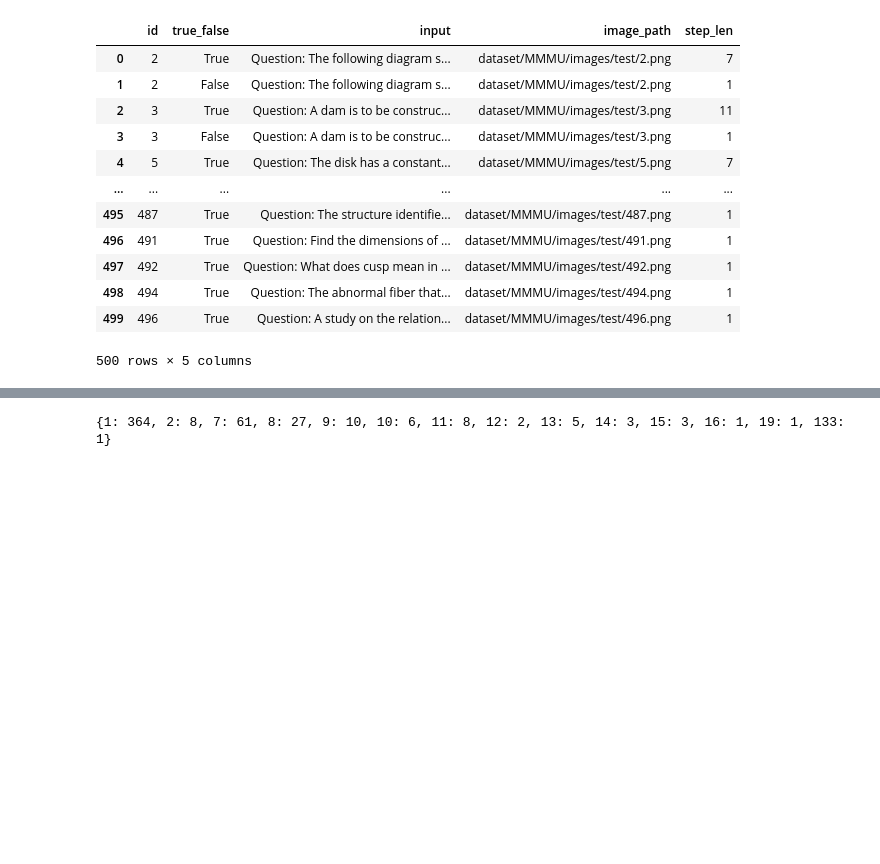
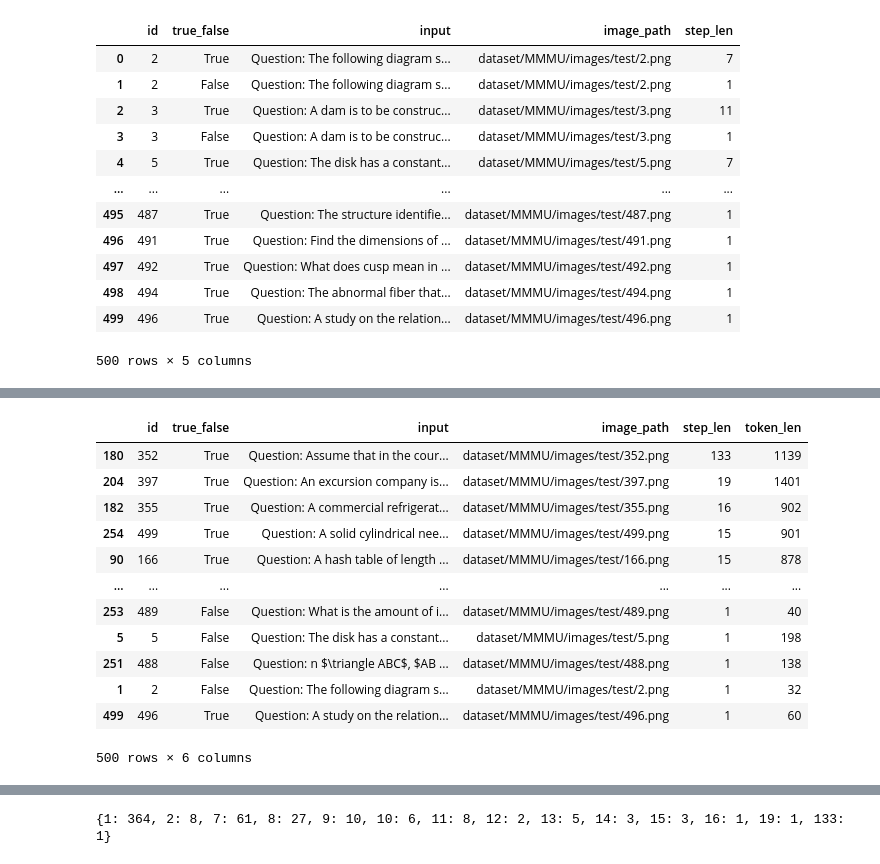
Before and after one commit to FrozenWolf-Cyber/Math-PRM, a Jupyter notebook: datagen.ipynb, the cells around one changed output, grey strips where cells are left out. Drawn from its saved outputs; the diff is of its cells as text; code cells hidden in the pictures; blank space fills up the shorter version.

```diff
--- a/datagen.ipynb
+++ b/datagen.ipynb
@@ -1238,0 +1259,16 @@ df
+# %%
+df
+# %% [output]
+|  | id | true_false | input | image_path | step_len | token_len |
+| 180 | 352 | True | Question: Assume that in the cour... | dataset/MMMU/images/test/352.png | 133 | 1139 |
+| 204 | 397 | True | Question: An excursion company is... | dataset/MMMU/images/test/397.png | 19 | 1401 |
+| 182 | 355 | True | Question: A commercial refrigerat... | dataset/MMMU/images/test/355.png | 16 | 902 |
+| 254 | 499 | True | Question: A solid cylindrical nee... | dataset/MMMU/images/test/499.png | 15 | 901 |
+| 90 | 166 | True | Question: A hash table of length ... | dataset/MMMU/images/test/166.png | 15 | 878 |
+| ... | ... | ... | ... | ... | ... | ... |
+| 253 | 489 | False | Question: What is the amount of i... | dataset/MMMU/images/test/489.png | 1 | 40 |
+| 5 | 5 | False | Question: The disk has a constant... | dataset/MMMU/images/test/5.png | 1 | 198 |
+| 251 | 488 | False | Question: n $\triangle ABC$, $AB ... | dataset/MMMU/images/test/488.png | 1 | 138 |
+| 1 | 2 | False | Question: The following diagram s... | dataset/MMMU/images/test/2.png | 1 | 32 |
+| 499 | 496 | True | Question: A study on the relation... | dataset/MMMU/images/test/496.png | 1 | 60 |
+500 rows × 6 columns
```
Also changed, not shown: parts of 6 cells of this notebook, 1 other file.
